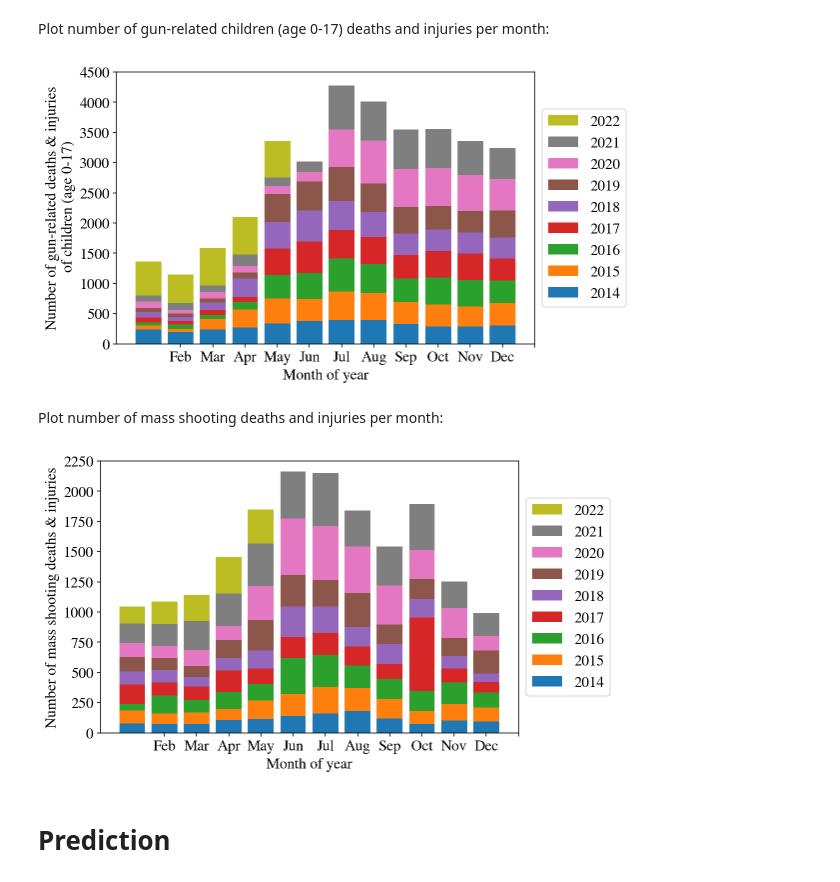
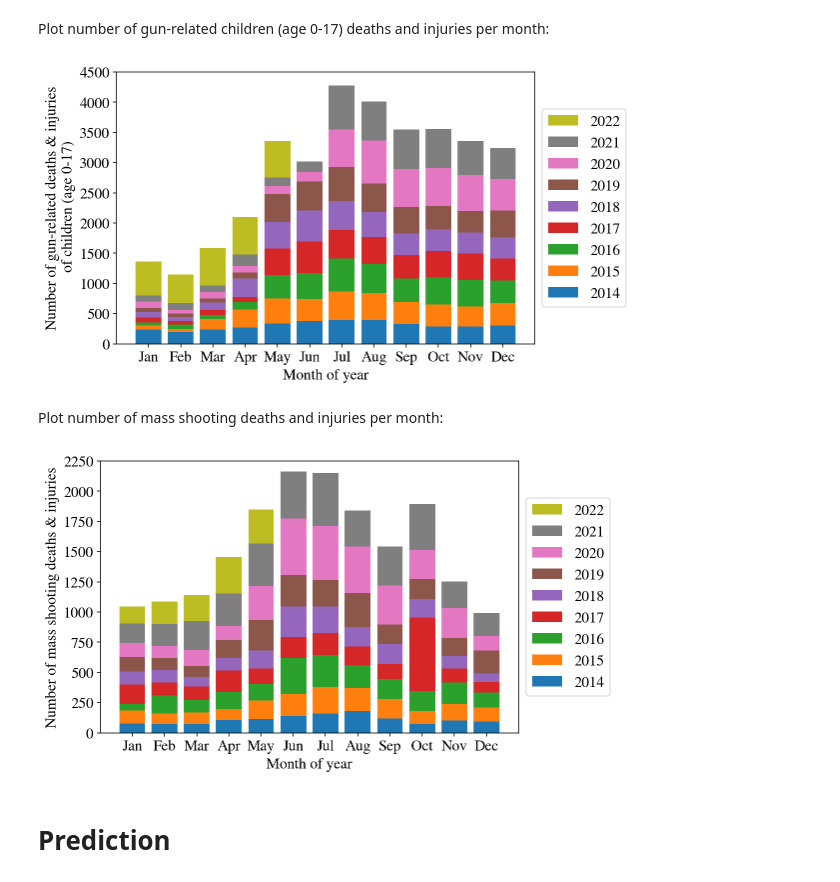
Before and after one commit to lauraluebbert/US_gun_violence, a Jupyter notebook: gun_violence_analysis.ipynb, the cells around one changed output. Saved outputs shown, nothing was run; the diff lists cells and outputs as text; code cells hidden in the pictures.

```diff
--- a/gun_violence_analysis.ipynb
+++ b/gun_violence_analysis.ipynb
@@ -139,22 +139,22 @@ for idx, y in enumerate(years):
 # %%
 fig, ax = plt.subplots(figsize=(7.5,5))
 
 ax.bar(months, a[0], label=years[0])
 for i in range(1, 9):
   ax.bar(months, a[i], bottom=a[:i].sum(0), label=years[i])
 
 ax.set(**{
-    "xticks": np.arange(12)+1,
+    "xticks": np.arange(12),
     "xlabel": "Month of year",
     "ylabel": "Number of gun-related deaths & injuries\n of children (age 0-17)",
     "ylim": (0, 4500)
 })
 handles, labels = ax.get_legend_handles_labels()
 ax.legend(handles[::-1], labels[::-1], loc='center left', bbox_to_anchor=(1, 0.5))
 fig.savefig("children-per-month.png", dpi=300, bbox_inches="tight", background="white")
 fig.show()
 # %% [output]
-[figure, old version]
+[figure, new version]
 # %% [markdown]
 Plot number of mass shooting deaths and injuries per month:
 # %%
@@ -175,7 +175,7 @@ for i in range(1, 9):
   ax.bar(months, a[i], bottom=a[:i].sum(0), label=years[i])
 
 ax.set(**{
-    "xticks": np.arange(12)+1,
+    "xticks": np.arange(12),
     "xlabel": "Month of year",
     "ylabel": "Number of mass shooting deaths & injuries",
     "ylim": (0, 2250)
@@ -185,7 +185,7 @@ ax.legend(handles[::-1], labels[::-1], loc='center left', bbox_to_anchor=(1, 0.5
 fig.savefig("mass-per-month.png", dpi=300, bbox_inches="tight", background="white")
 fig.show()
 # %% [output]
-[figure, old version]
+[figure, new version]
 # %% [markdown]
 # Prediction
 # %%
```
